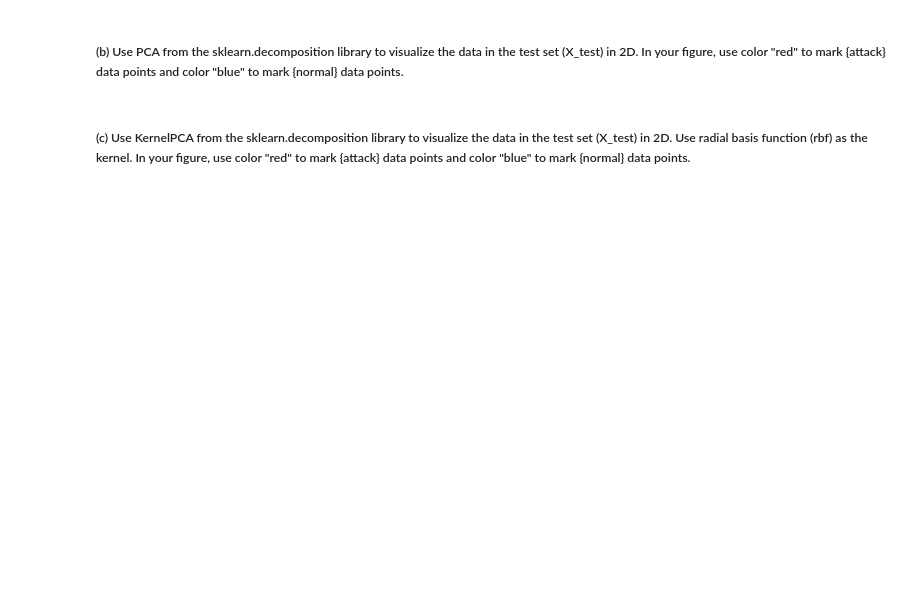
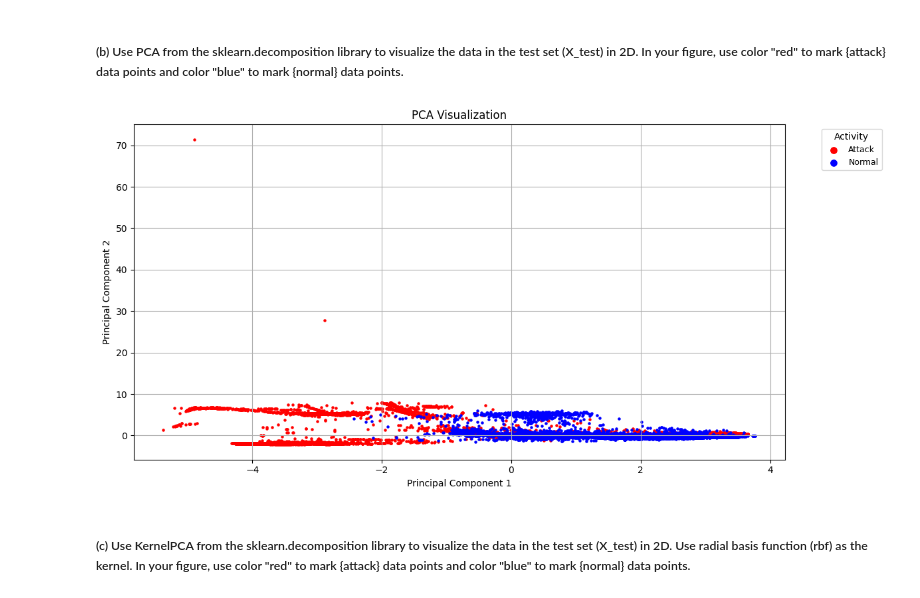
Before and after one commit to nhl01/EE446Labs, a Jupyter notebook: Assignment2/Nick_Leung_EE446_HW2_Pro.ipynb, the cells around one changed output. Drawn from its saved outputs; the diff is of its cells as text; code cells hidden in the pictures; blank space fills up the shorter version.

```diff
--- a/Assignment2/Nick_Leung_EE446_HW2_Pro.ipynb
+++ b/Assignment2/Nick_Leung_EE446_HW2_Pro.ipynb
@@ -105,2 +175,8 @@ from sklearn.decomposition import PCA
+# %%
+from sklearn.decomposition import PCA
+X_pca = PCA(n_components=2).fit_transform(X_test)
+plot_2d_projection(X_pca, "PCA Visualization", "Principal Component 1", "Principal Component 2")
+# %% [output]
+[figure, added]
 # %% [markdown]
 ##### (c) Use KernelPCA from the sklearn.decomposition library to visualize the data in the test set (X_test) in 2D. Use radial basis function (rbf) as the kernel. In your figure, use color "red" to mark {attack} data points and color "blue" to mark {normal} data points.
```
Also changed, not shown: parts of 28 cells of this notebook, 2 other files.
